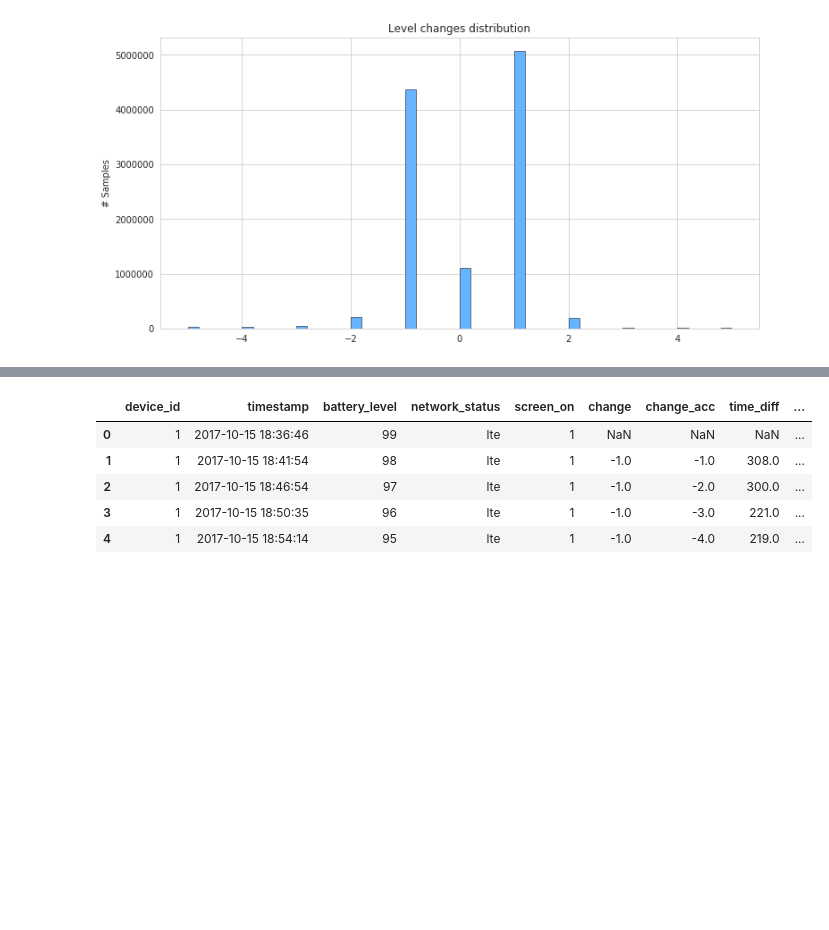
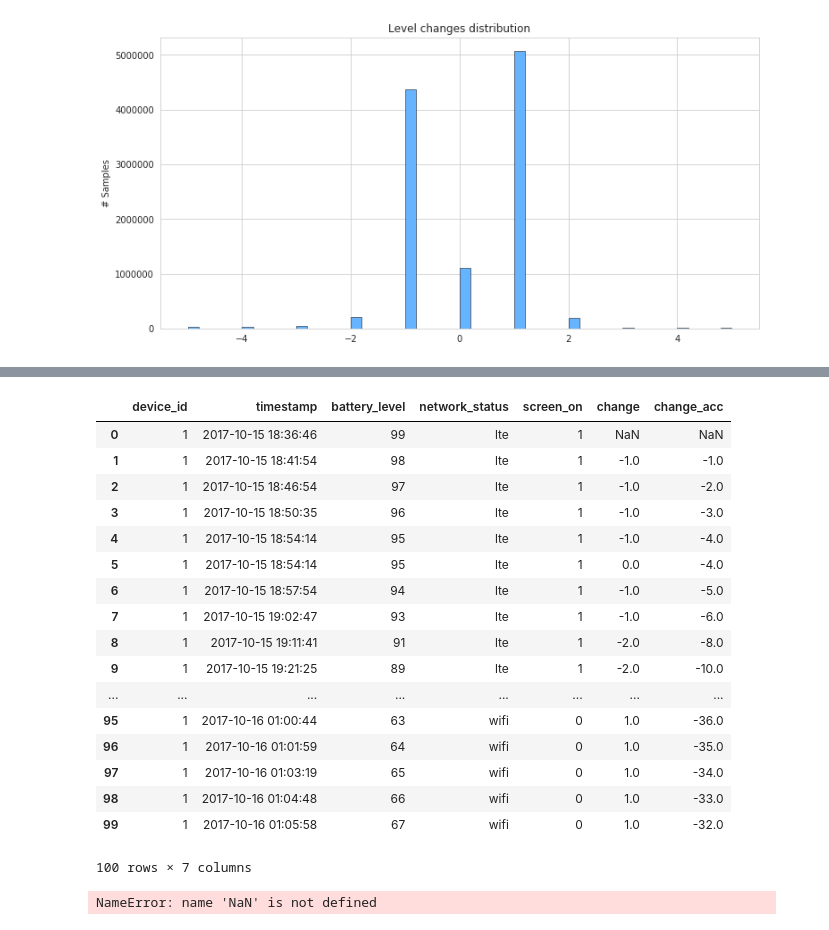
Before and after one commit to greenhub-project/notebooks, a Jupyter notebook: notebooks/Samples.ipynb, the cells around one changed output, grey strips where cells are left out. Cells and saved outputs as stored; diff of their text form; code cells hidden in the pictures; blank space fills up the shorter version.

```diff
--- a/notebooks/Samples.ipynb
+++ b/notebooks/Samples.ipynb
@@ -77,13 +147,25 @@ df.loc[df.device_id != df.device_id.shift(), 'change_acc'] = None
 # %%
-df['time_diff'] = df['timestamp'].diff().dt.total_seconds()
-df['time_acc'] = df['time_diff'].cumsum()
-df.loc[df.device_id != df.device_id.shift(), 'time_acc'] = None
+#df['time_diff'] = df['timestamp'].diff().dt.total_seconds()
+#df['time_acc'] = df['time_diff'].cumsum()
+#df.loc[df.device_id != df.device_id.shift(), 'time_acc'] = None
 # %%
-df.head()
+df.head(100)
 # %% [output]
-|  | device_id | timestamp | battery_level | network_status | screen_on | change | change_acc | time_diff | ... |
-| 0 | 1 | 2017-10-15 18:36:46 | 99 | lte | 1 | NaN | NaN | NaN | ... |
-| 1 | 1 | 2017-10-15 18:41:54 | 98 | lte | 1 | -1.0 | -1.0 | 308.0 | ... |
-| 2 | 1 | 2017-10-15 18:46:54 | 97 | lte | 1 | -1.0 | -2.0 | 300.0 | ... |
-| 3 | 1 | 2017-10-15 18:50:35 | 96 | lte | 1 | -1.0 | -3.0 | 221.0 | ... |
-| 4 | 1 | 2017-10-15 18:54:14 | 95 | lte | 1 | -1.0 | -4.0 | 219.0 | ... |
+|  | device_id | timestamp | battery_level | network_status | screen_on | change | change_acc |
+| 0 | 1 | 2017-10-15 18:36:46 | 99 | lte | 1 | NaN | NaN |
+| 1 | 1 | 2017-10-15 18:41:54 | 98 | lte | 1 | -1.0 | -1.0 |
+| 2 | 1 | 2017-10-15 18:46:54 | 97 | lte | 1 | -1.0 | -2.0 |
+| 3 | 1 | 2017-10-15 18:50:35 | 96 | lte | 1 | -1.0 | -3.0 |
+| 4 | 1 | 2017-10-15 18:54:14 | 95 | lte | 1 | -1.0 | -4.0 |
+| 5 | 1 | 2017-10-15 18:54:14 | 95 | lte | 1 | 0.0 | -4.0 |
+| 6 | 1 | 2017-10-15 18:57:54 | 94 | lte | 1 | -1.0 | -5.0 |
+| 7 | 1 | 2017-10-15 19:02:47 | 93 | lte | 1 | -1.0 | -6.0 |
+| 8 | 1 | 2017-10-15 19:11:41 | 91 | lte | 1 | -2.0 | -8.0 |
+| 9 | 1 | 2017-10-15 19:21:25 | 89 | lte | 1 | -2.0 | -10.0 |
+| ... | ... | ... | ... | ... | ... | ... | ... |
+| 95 | 1 | 2017-10-16 01:00:44 | 63 | wifi | 0 | 1.0 | -36.0 |
+| 96 | 1 | 2017-10-16 01:01:59 | 64 | wifi | 0 | 1.0 | -35.0 |
+| 97 | 1 | 2017-10-16 01:03:19 | 65 | wifi | 0 | 1.0 | -34.0 |
+| 98 | 1 | 2017-10-16 01:04:48 | 66 | wifi | 0 | 1.0 | -33.0 |
+| 99 | 1 | 2017-10-16 01:05:58 | 67 | wifi | 0 | 1.0 | -32.0 |
+100 rows × 7 columns
@@ -89,0 +174,4 @@ df.head()
+# %%
+sign()
+# %% [output]
+NameError: name 'NaN' is not defined
```
Also changed, not shown: parts of 4 cells of this notebook.
